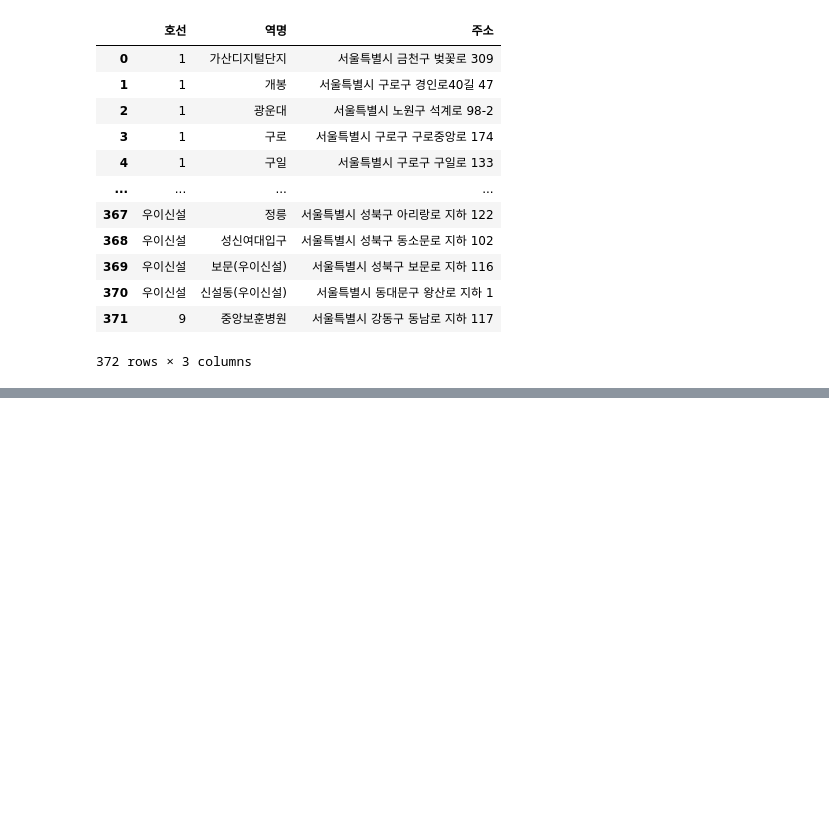
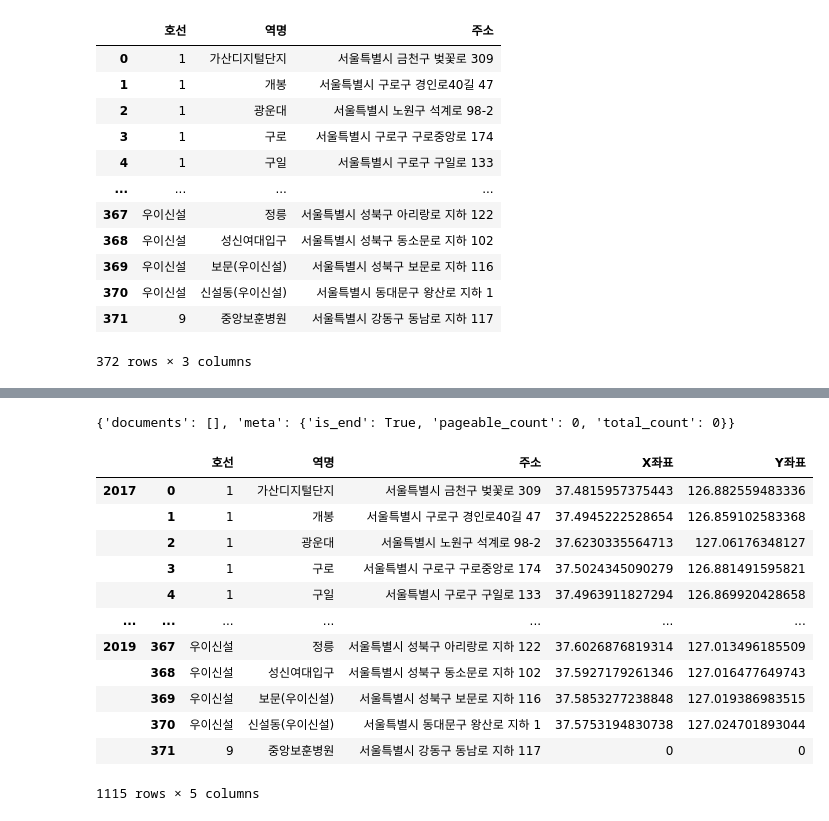
Before and after one commit to baekji919/AcornFinalProject, a Jupyter notebook: 4. 데이터 전처리 코드/지하철데이터전처리.ipynb, the cells around one changed output, grey strips where cells are left out. Drawn from its saved outputs; the diff is of its cells as text; code cells hidden in the pictures; blank space fills up the shorter version.

```diff
--- a/4. 데이터 전처리 코드/지하철데이터전처리.ipynb
+++ b/4. 데이터 전처리 코드/지하철데이터전처리.ipynb
@@ -98,0 +77,18 @@ UnboundLocalError: local variable 'val' referenced before assignment
+# %%
+addr = '서울특별시 노원구 마들로5길 114'
+url = 'https://dapi.kakao.com/v2/local/search/address.json?query=' + addr
+headers = {"Authorization": "KakaoAK 6cdf352a6c95daa50d9f554e1c18631c"}
+results = requests.get(urlparse(url).geturl(), headers=headers)
+json_obj = results.json()
+print(json_obj)
+# %% [output]
+{'documents': [], 'meta': {'is_end': True, 'pageable_count': 0, 'total_count': 0}}
+# %%
+List = []
+
+for address in data2017['주소']:
+    List.append(get_xy(address))
+
+data2017xy = pd.DataFrame(List, columns = ['X좌표', 'Y좌표'])
+
+data2017 = pd.concat([data2017, data2017xy], axis=1)
@@ -98,0 +115,16 @@ UnboundLocalError: local variable 'val' referenced before assignment
+# %%
+xy_result
+# %% [output]
+|  |  | 호선 | 역명 | 주소 | X좌표 | Y좌표 |
+| 2017 | 0 | 1 | 가산디지털단지 | 서울특별시 금천구 벚꽃로 309 | 37.4815957375443 | 126.882559483336 |
+|  | 1 | 1 | 개봉 | 서울특별시 구로구 경인로40길 47 | 37.4945222528654 | 126.859102583368 |
+|  | 2 | 1 | 광운대 | 서울특별시 노원구 석계로 98-2 | 37.6230335564713 | 127.06176348127 |
+|  | 3 | 1 | 구로 | 서울특별시 구로구 구로중앙로 174 | 37.5024345090279 | 126.881491595821 |
+|  | 4 | 1 | 구일 | 서울특별시 구로구 구일로 133 | 37.4963911827294 | 126.869920428658 |
+| ... | ... | ... | ... | ... | ... | ... |
+| 2019 | 367 | 우이신설 | 정릉 | 서울특별시 성북구 아리랑로 지하 122 | 37.6026876819314 | 127.013496185509 |
+|  | 368 | 우이신설 | 성신여대입구 | 서울특별시 성북구 동소문로 지하 102 | 37.5927179261346 | 127.016477649743 |
+|  | 369 | 우이신설 | 보문(우이신설) | 서울특별시 성북구 보문로 지하 116 | 37.5853277238848 | 127.019386983515 |
+|  | 370 | 우이신설 | 신설동(우이신설) | 서울특별시 동대문구 왕산로 지하 1 | 37.5753194830738 | 127.024701893044 |
+|  | 371 | 9 | 중앙보훈병원 | 서울특별시 강동구 동남로 지하 117 | 0 | 0 |
+1115 rows × 5 columns
```
Also changed, not shown: parts of 24 cells of this notebook.
